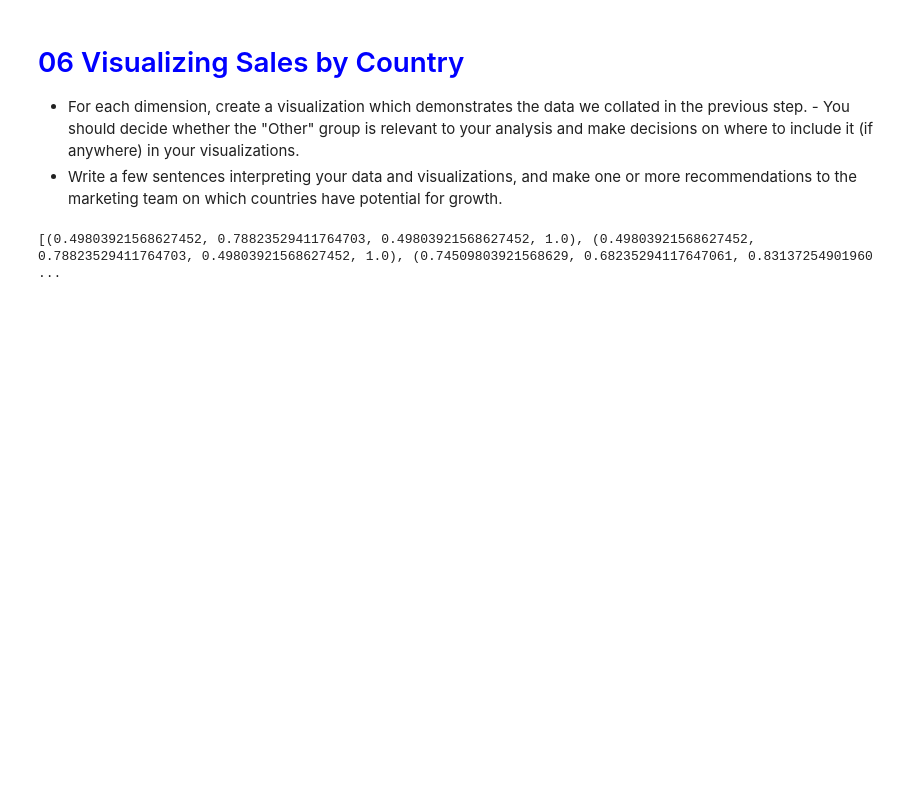
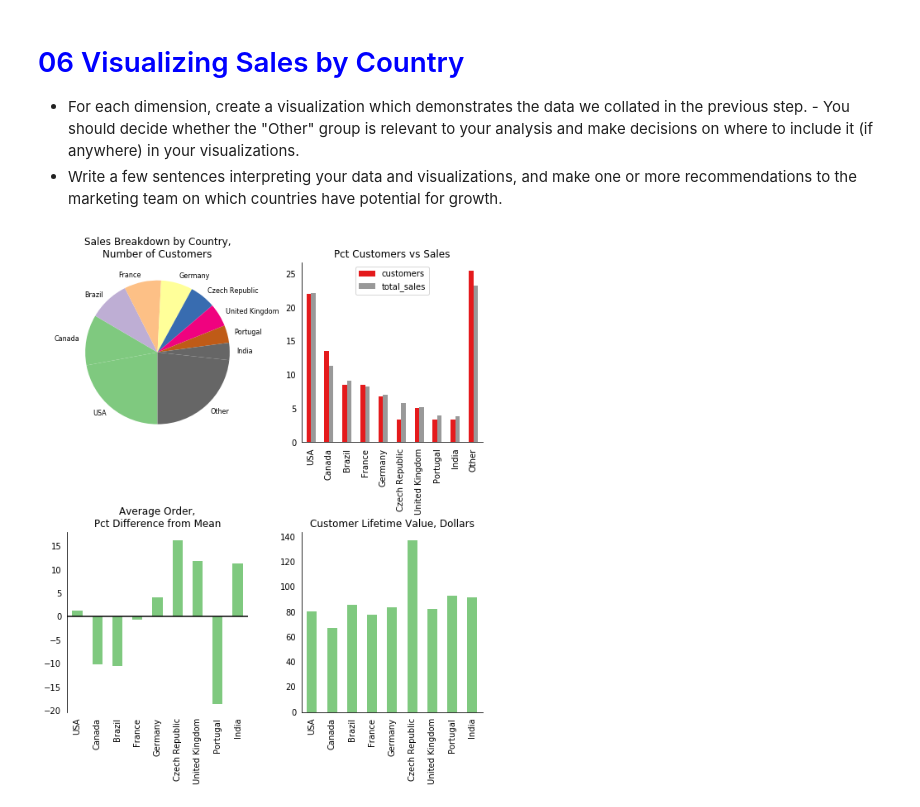
Before and after one commit to kitestring/DataQuest, a Jupyter notebook: 04_WorkingWithDataSources/03_SQL_Intermediate_TableRelationsAndJoins_psql_Advanced/04_GuidedProject_AnsweringBusinessQuestionsUsingSQL/SQLChallenge.ipynb, the cells around one changed output. Cells and saved outputs as stored; diff of their text form; code cells hidden in the pictures; blank space fills up the shorter version.

```diff
--- a/04_WorkingWithDataSources/03_SQL_Intermediate_TableRelationsAndJoins_psql_Advanced/04_GuidedProject_AnsweringBusinessQuestionsUsingSQL/SQLChallenge.ipynb
+++ b/04_WorkingWithDataSources/03_SQL_Intermediate_TableRelationsAndJoins_psql_Advanced/04_GuidedProject_AnsweringBusinessQuestionsUsingSQL/SQLChallenge.ipynb
@@ -377,8 +374,73 @@ sales_by_country
   -  For each dimension, create a visualization which demonstrates the data we collated in the previous step.
     -  You should decide whether the "Other" group is relevant to your analysis and make decisions on where to include it (if anywhere) in your visualizations.
   -  Write a few sentences interpreting your data and visualizations, and make one or more recommendations to the marketing team on which countries have potential for growth.
-# %%
-sales_by_country.set_index('country', inplace=True)
-colors = [plt.cm.Accent(i) for i in np.linspace(0, 1, sales_by_country.shape[0])]
-# %% [output]
-[(0.49803921568627452, 0.78823529411764703, 0.49803921568627452, 1.0), (0.49803921568627452, 0.78823529411764703, 0.49803921568627452, 1.0), (0.74509803921568629, 0.68235294117647061, 0.83137254901960 ...
+# %%
+sales_by_country.set_index("country", drop=True, inplace=True)
+colors = [plt.cm.Accent(i) for i in np.linspace(0, 1, sales_by_country.shape[0])]
+
+fig, axes = plt.subplots(nrows=2, ncols=2, figsize=(9, 10))
+ax1, ax2, ax3, ax4 = axes.flatten()
+fig.subplots_adjust(hspace=.5, wspace=.3)
+
+
+# top left
+sales_breakdown = sales_by_country["total_sales"].copy().rename('')
+sales_breakdown.plot.pie(
+    ax=ax1,
+    startangle=-90,
+    counterclock=False,
+    title='Sales Breakdown by Country,\nNumber of Customers',
+    colormap=plt.cm.Accent,
+    fontsize=8,
+    wedgeprops={'linewidth':0}
+
+)
+
+# top right
+cvd_cols = ["customers","total_sales"]
+custs_vs_dollars = sales_by_country[cvd_cols].copy()
+custs_vs_dollars.index.name = ''
+for c in cvd_cols:
+    custs_vs_dollars[c] /= custs_vs_dollars[c].sum() / 100
+custs_vs_dollars.plot.bar(
+    ax=ax2,
+    colormap=plt.cm.Set1,
+    title="Pct Customers vs Sales"
+)
+ax2.tick_params(top="off", right="off", left="off", bottom="off")
+ax2.spines["top"].set_visible(False)
+ax2.spines["right"].set_visible(False)
+
+
+# bottom left
+avg_order = sales_by_country["average_order"].copy()
+avg_order.index.name = ''
+difference_from_avg = avg_order * 100 / avg_order.mean() - 100
+difference_from_avg.drop("Other", inplace=True)
+difference_from_avg.plot.bar(
+    ax=ax3,
+    color=colors,
+    title="Average Order,\nPct Difference from Mean"
+)
+ax3.tick_params(top="off", right="off", left="off", bottom="off")
+ax3.axhline(0, color='k')
+ax3.spines["top"].set_visible(False)
+ax3.spines["right"].set_visible(False)
+ax3.spines["bottom"].set_visible(False)
+
+# bottom right
+ltv = sales_by_country["customer_lifetime_value"].copy()
+ltv.index.name = ''
+ltv.drop("Other",inplace=True)
+ltv.plot.bar(
+    ax=ax4,
+    color=colors,
+    title="Customer Lifetime Value, Dollars"
+)
+ax4.tick_params(top="off", right="off", left="off", bottom="off")
+ax4.spines["top"].set_visible(False)
+ax4.spines["right"].set_visible(False)
+
+plt.show()
+# %% [output]
+[figure, added]
```
Also changed, not shown: parts of 4 cells of this notebook, 3 other files.
